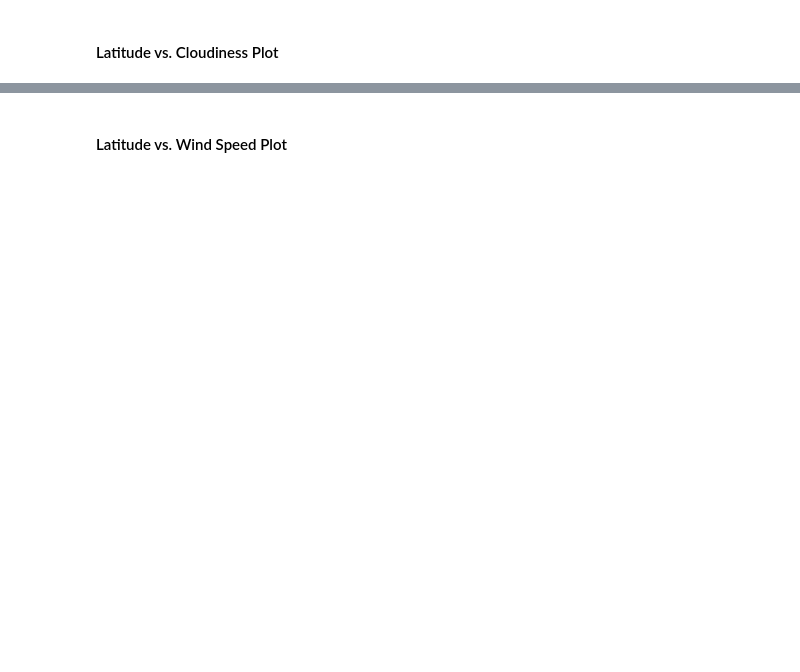
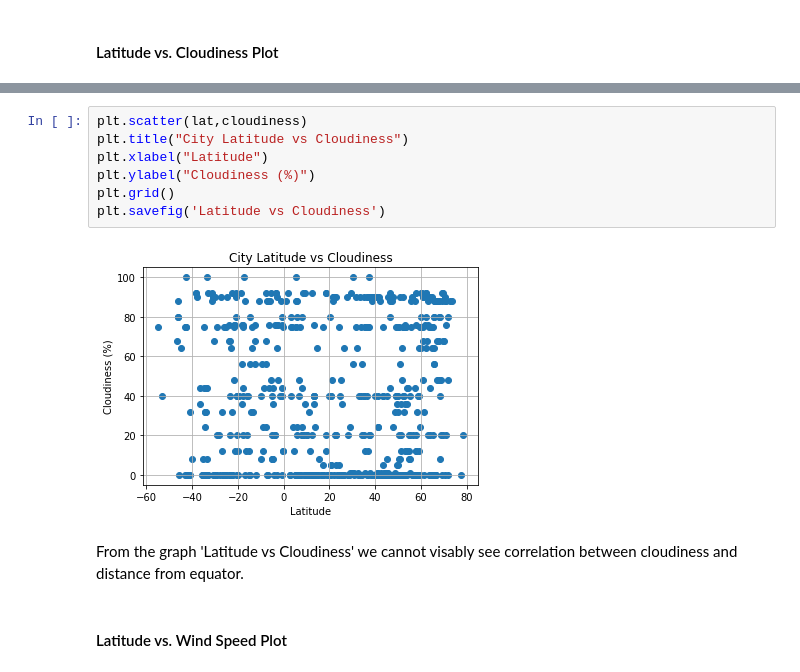
Before and after one commit to erikaplarsen/Assignment-6, a Jupyter notebook: WeatherPy.ipynb, the cells around one changed output, grey strips where cells are left out. Cells and saved outputs as stored; diff of their text form; blank space fills up the shorter version.

```diff
--- a/WeatherPy.ipynb
+++ b/WeatherPy.ipynb
@@ -169,2 +178,13 @@ weather_df.head()
+# %%
+plt.scatter(lat,cloudiness)
+plt.title("City Latitude vs Cloudiness")
+plt.xlabel("Latitude")
+plt.ylabel("Cloudiness (%)")
+plt.grid()
+plt.savefig('Latitude vs Cloudiness')
+# %% [output]
+[figure, added]
+# %% [markdown]
+From the graph 'Latitude vs Cloudiness' we cannot visably see correlation between cloudiness and distance from equator.
 # %% [markdown]
 #### Latitude vs. Wind Speed Plot
```
Also changed, not shown: parts of 17 cells of this notebook, 5 other files.
